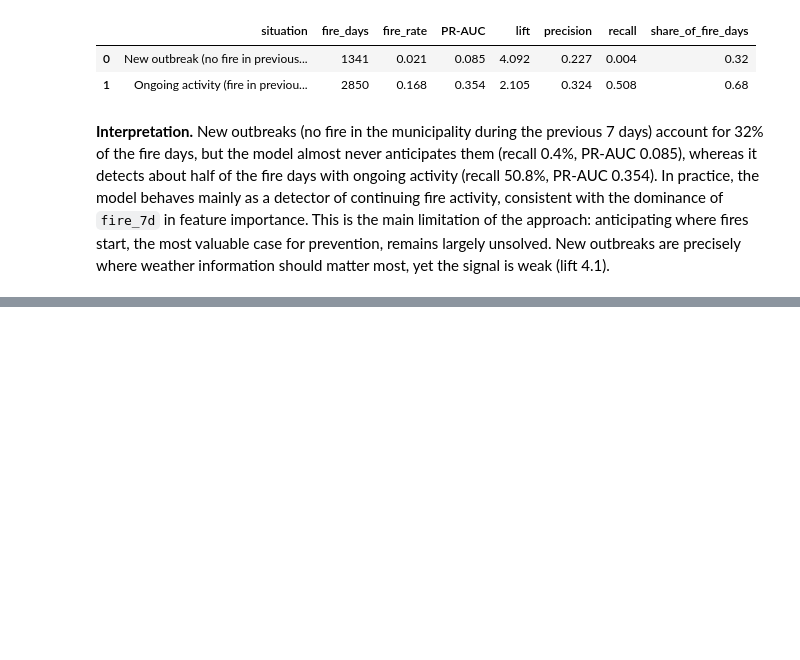
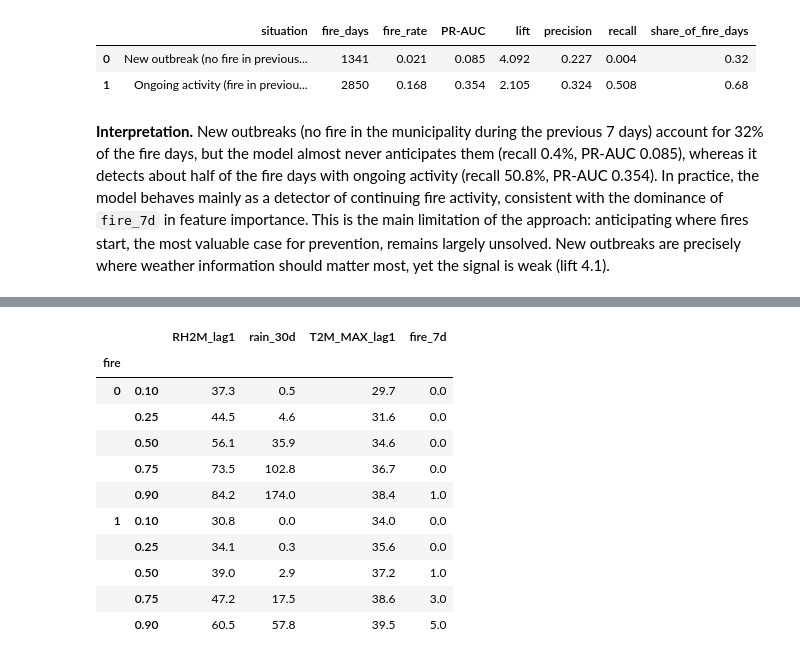
Before and after one commit to MonnikLuianne/wildfire-risk-piaui, a Jupyter notebook: wildfire_risk_piaui.ipynb, the cells around one changed output, grey strips where cells are left out. Saved outputs shown, nothing was run; the diff lists cells and outputs as text; code cells hidden in the pictures; blank space fills up the shorter version.

```diff
--- a/wildfire_risk_piaui.ipynb
+++ b/wildfire_risk_piaui.ipynb
@@ -872,0 +886,17 @@ weather information should matter most, yet the signal is weak (lift 4.1).
+# %%
+cols = ["RH2M_lag1", "rain_30d", "T2M_MAX_lag1", "fire_7d"]
+train_stats = train.groupby("fire")[cols].quantile([0.1, 0.25, 0.5, 0.75, 0.9]).round(1)
+train_stats
+# %% [output]
+|  |  | RH2M_lag1 | rain_30d | T2M_MAX_lag1 | fire_7d |
+| fire |  |  |  |  |  |
+| 0 | 0.10 | 37.3 | 0.5 | 29.7 | 0.0 |
+|  | 0.25 | 44.5 | 4.6 | 31.6 | 0.0 |
+|  | 0.50 | 56.1 | 35.9 | 34.6 | 0.0 |
+|  | 0.75 | 73.5 | 102.8 | 36.7 | 0.0 |
+|  | 0.90 | 84.2 | 174.0 | 38.4 | 1.0 |
+| 1 | 0.10 | 30.8 | 0.0 | 34.0 | 0.0 |
+|  | 0.25 | 34.1 | 0.3 | 35.6 | 0.0 |
+|  | 0.50 | 39.0 | 2.9 | 37.2 | 1.0 |
+|  | 0.75 | 47.2 | 17.5 | 38.6 | 3.0 |
+|  | 0.90 | 60.5 | 57.8 | 39.5 | 5.0 |
```
Also changed, not shown: parts of 6 cells of this notebook.
